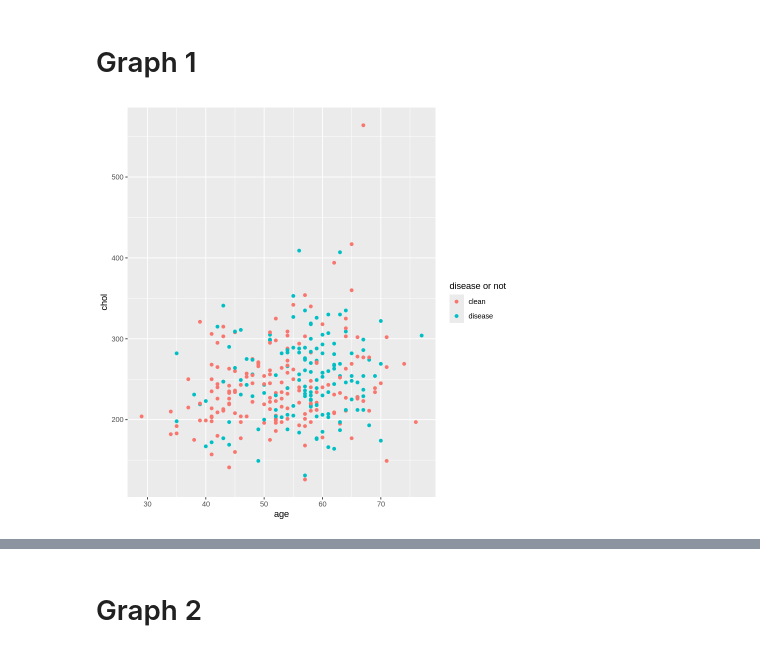
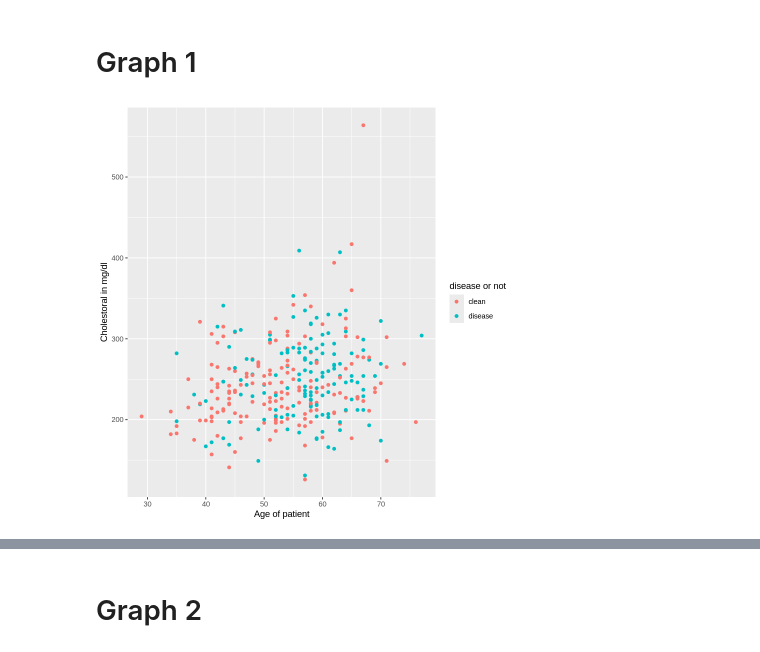
Before and after one commit to yobrap/Dsci-Project, a Jupyter notebook: Project.ipynb, the cells around one changed output, grey strips where cells are left out. Cells and saved outputs as stored; diff of their text form; code cells hidden in the pictures.

```diff
--- a/Project.ipynb
+++ b/Project.ipynb
@@ -74,9 +73,9 @@ A tibble: 1 × 5
 # %%
  project_graph <- ggplot(project_data, aes(x = age, y = chol, color = num)) +
             geom_point() +
-            labs(x = "age", y = "chol", color = "disease or not")
+            labs(x = "Age of patient", y = "Cholestoral in mg/dl", color = "disease or not")
 
 project_graph
 # %% [output]
-[figure, old version]
+[figure, new version]
 # %% [markdown]
```
Also changed, not shown: parts of 14 cells of this notebook.
